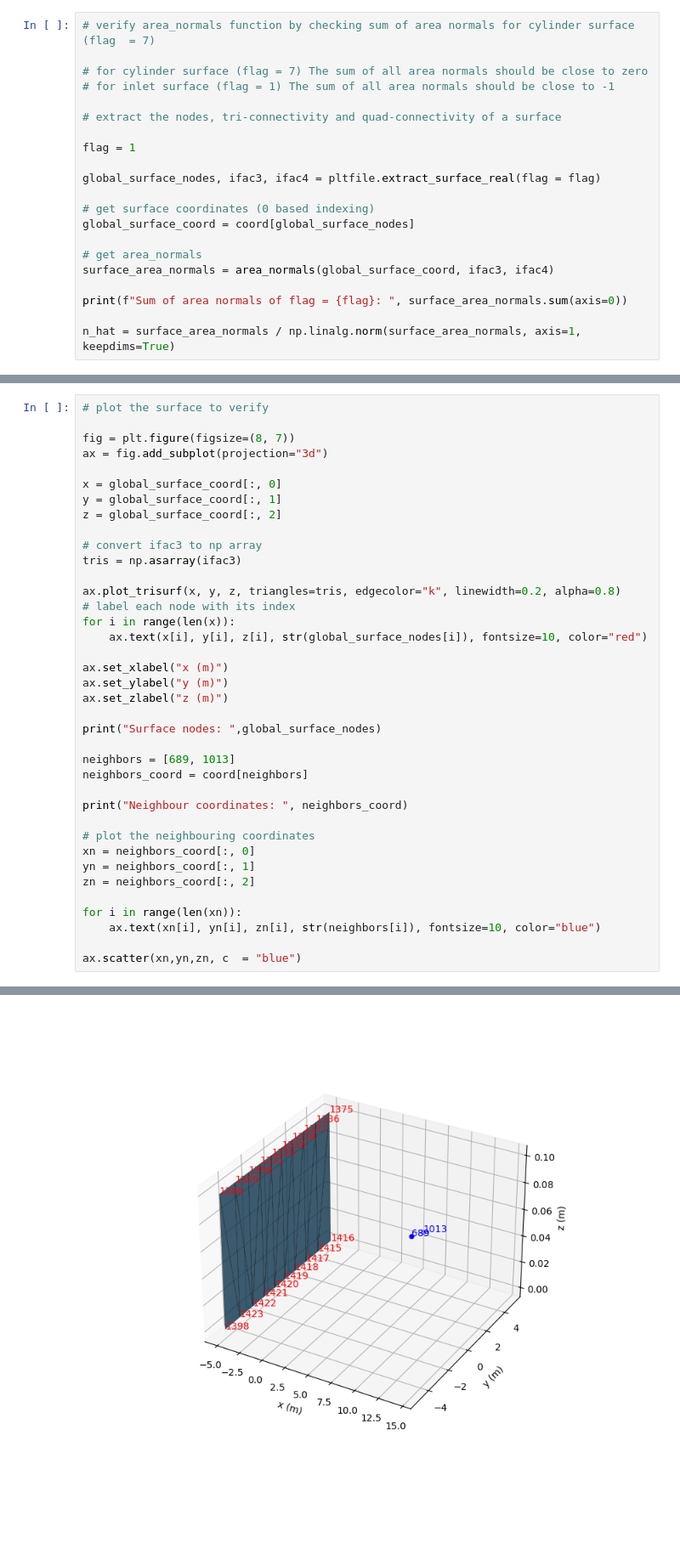
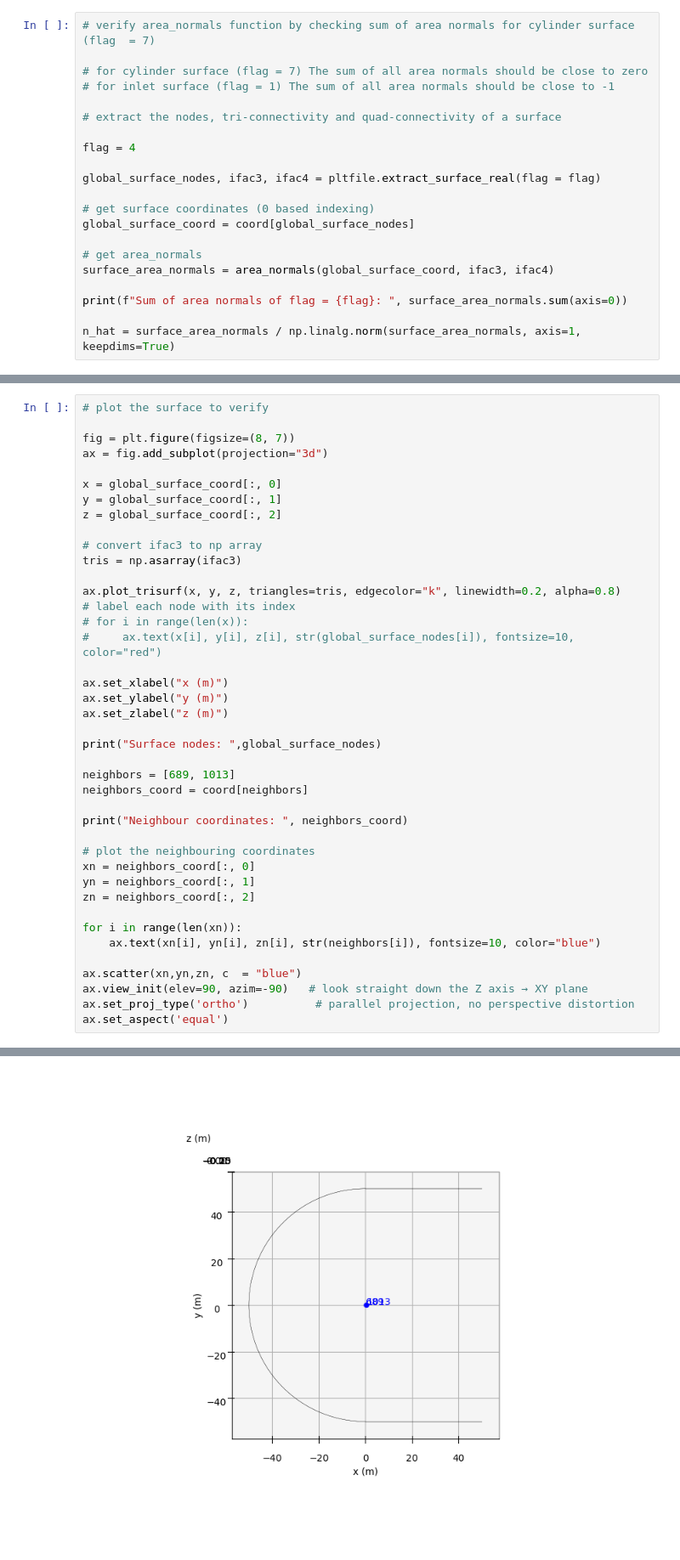
Before and after one commit to AFFONG/flux_jacobian, a Jupyter notebook: notebooks/boundary_list.ipynb, the cells around one changed output, grey strips where cells are left out. Shown at 85% size. Drawn from its saved outputs; the diff is of its cells as text; blank space fills up the shorter version.

```diff
--- a/notebooks/boundary_list.ipynb
+++ b/notebooks/boundary_list.ipynb
@@ -118,7 +115,7 @@ def area_normals(coord, ifac3=None, ifac4=None):
 
 # extract the nodes, tri-connectivity and quad-connectivity of a surface
 
-flag = 1
+flag = 4
 
 global_surface_nodes, ifac3, ifac4 = pltfile.extract_surface_real(flag = flag)
 
@@ -148,8 +145,8 @@ tris = np.asarray(ifac3)
 
 ax.plot_trisurf(x, y, z, triangles=tris, edgecolor="k", linewidth=0.2, alpha=0.8)
 # label each node with its index
-for i in range(len(x)):
-    ax.text(x[i], y[i], z[i], str(global_surface_nodes[i]), fontsize=10, color="red")
+# for i in range(len(x)):
+#     ax.text(x[i], y[i], z[i], str(global_surface_nodes[i]), fontsize=10, color="red")
 
 ax.set_xlabel("x (m)")
 ax.set_ylabel("y (m)")
@@ -171,4 +168,7 @@ for i in range(len(xn)):
     ax.text(xn[i], yn[i], zn[i], str(neighbors[i]), fontsize=10, color="blue")
 
 ax.scatter(xn,yn,zn, c  = "blue")
+ax.view_init(elev=90, azim=-90)   # look straight down the Z axis → XY plane
+ax.set_proj_type('ortho')          # parallel projection, no perspective distortion
+ax.set_aspect('equal')
 # %% [output]
@@ -180,4 +192,4 @@ Neighbour coordinates:  [[13.890783  -4.0093246  0.1      ]
-[figure, old version]
+[figure, new version]
 # %% [markdown]
 Verification of fortfile
 - ensure the first column of fortfile is one-based
```
Also changed, not shown: parts of 8 cells of this notebook, 3 other files.
